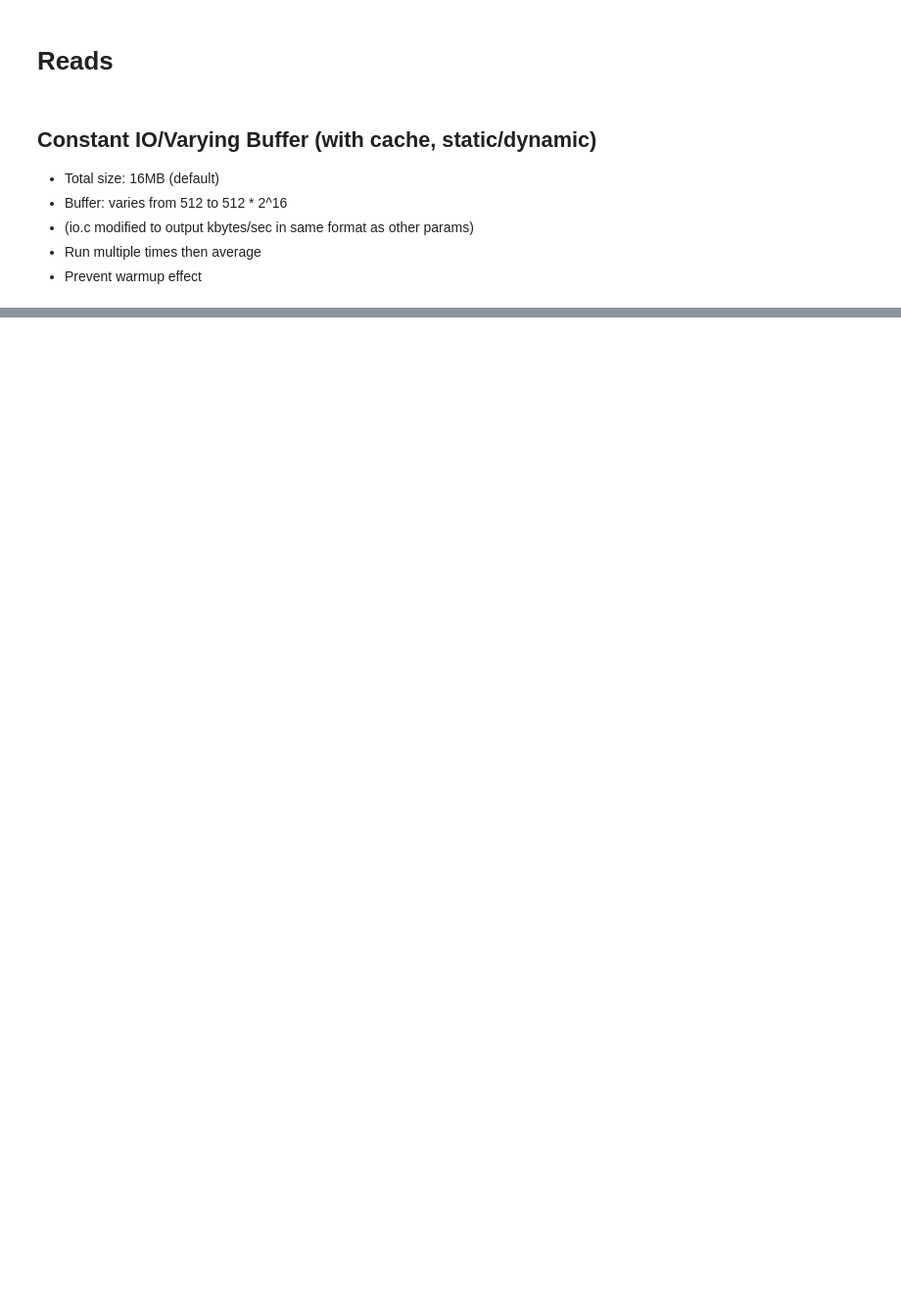
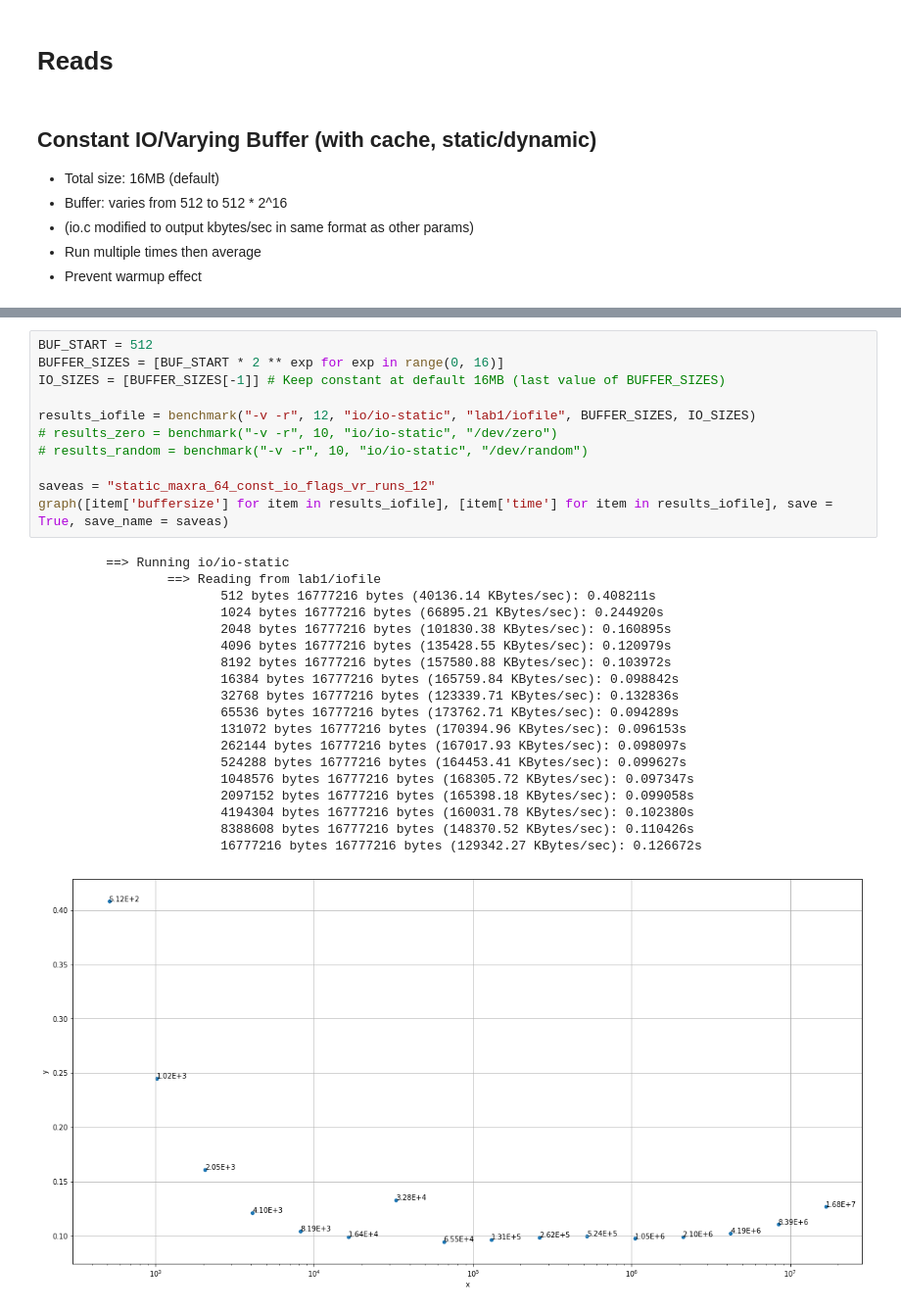
Before and after one commit to Michael137/os, a Jupyter notebook: l41-labs/lab1.ipynb, the cells around one changed output, grey strips where cells are left out. Shown at 98% size. Drawn from its saved outputs; the diff is of its cells as text; blank space fills up the shorter version.

Commit message:
update benchmarks

```diff
--- a/l41-labs/lab1.ipynb
+++ b/l41-labs/lab1.ipynb
@@ -95,0 +93,31 @@ for exe in EXECUTABLES:
+# %%
+BUF_START = 512
+BUFFER_SIZES = [BUF_START * 2 ** exp for exp in range(0, 16)]
+IO_SIZES = [BUFFER_SIZES[-1]] # Keep constant at default 16MB (last value of BUFFER_SIZES)
+
+results_iofile = benchmark("-v -r", 12, "io/io-static", "lab1/iofile", BUFFER_SIZES, IO_SIZES)
+# results_zero = benchmark("-v -r", 10, "io/io-static", "/dev/zero")
+# results_random = benchmark("-v -r", 10, "io/io-static", "/dev/random")
+
+saveas = "static_maxra_64_const_io_flags_vr_runs_12"
+graph([item['buffersize'] for item in results_iofile], [item['time'] for item in results_iofile], save = True, save_name = saveas)
+# %% [output]
+         ==> Running io/io-static
+                 ==> Reading from lab1/iofile
+                        512 bytes 16777216 bytes (40136.14 KBytes/sec): 0.408211s
+                        1024 bytes 16777216 bytes (66895.21 KBytes/sec): 0.244920s
+                        2048 bytes 16777216 bytes (101830.38 KBytes/sec): 0.160895s
+                        4096 bytes 16777216 bytes (135428.55 KBytes/sec): 0.120979s
+                        8192 bytes 16777216 bytes (157580.88 KBytes/sec): 0.103972s
+                        16384 bytes 16777216 bytes (165759.84 KBytes/sec): 0.098842s
+                        32768 bytes 16777216 bytes (123339.71 KBytes/sec): 0.132836s
+                        65536 bytes 16777216 bytes (173762.71 KBytes/sec): 0.094289s
+                        131072 bytes 16777216 bytes (170394.96 KBytes/sec): 0.096153s
+                        262144 bytes 16777216 bytes (167017.93 KBytes/sec): 0.098097s
+                        524288 bytes 16777216 bytes (164453.41 KBytes/sec): 0.099627s
+                        1048576 bytes 16777216 bytes (168305.72 KBytes/sec): 0.097347s
+                        2097152 bytes 16777216 bytes (165398.18 KBytes/sec): 0.099058s
+                        4194304 bytes 16777216 bytes (160031.78 KBytes/sec): 0.102380s
+                        8388608 bytes 16777216 bytes (148370.52 KBytes/sec): 0.110426s
+                        16777216 bytes 16777216 bytes (129342.27 KBytes/sec): 0.126672s
+[figure, added]
```
Also changed, not shown: parts of 11 cells of this notebook.
